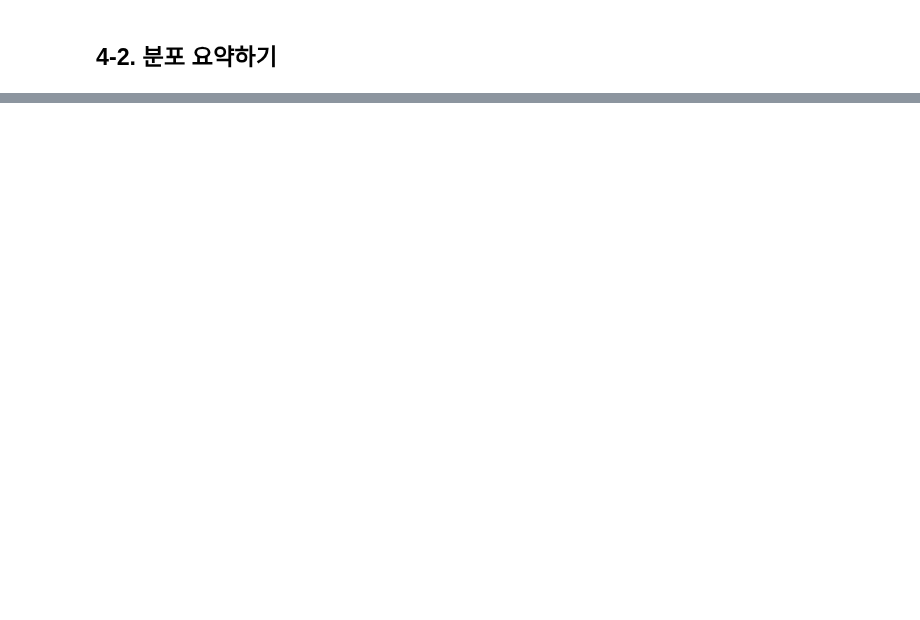
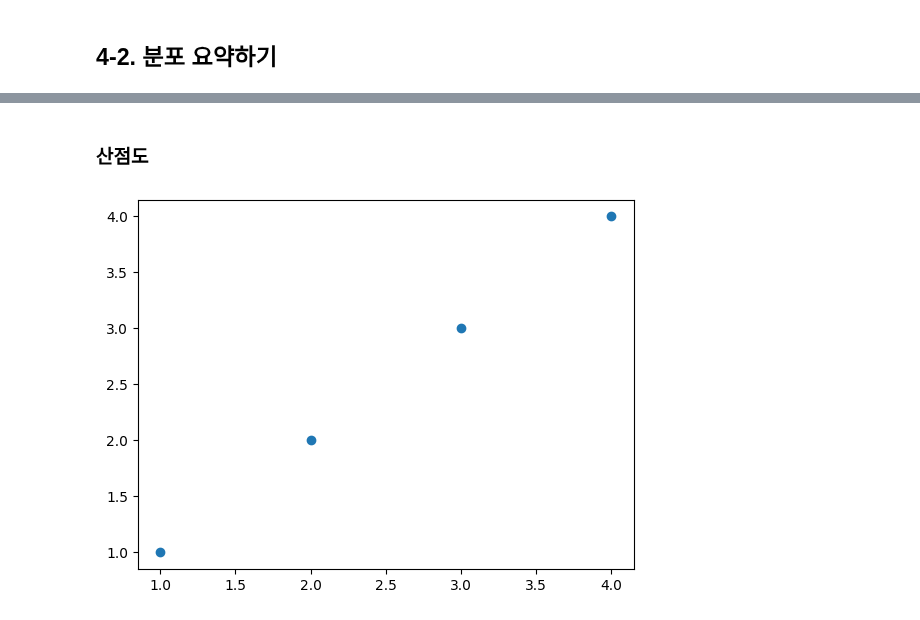
Before and after one commit to j2tori-design/DA-study, a Jupyter notebook: 데이터분석_with_파이썬.ipynb, the cells around one changed output, grey strips where cells are left out. Saved outputs shown, nothing was run; the diff lists cells and outputs as text; code cells hidden in the pictures; blank space fills up the shorter version.

```diff
--- a/데이터분석_with_파이썬.ipynb
+++ b/데이터분석_with_파이썬.ipynb
@@ -1450,0 +1470,9 @@ ns_book7.to_csv('ns_book7.csv', index=False)
+# %% [markdown]
+### **산점도**
+# %%
+import matplotlib.pyplot as plt
+
+plt.scatter([1,2,3,4], [1,2,3,4])
+plt.show()
+# %% [output]
+[figure, added]
```
Also changed, not shown: parts of 84 cells of this notebook.
